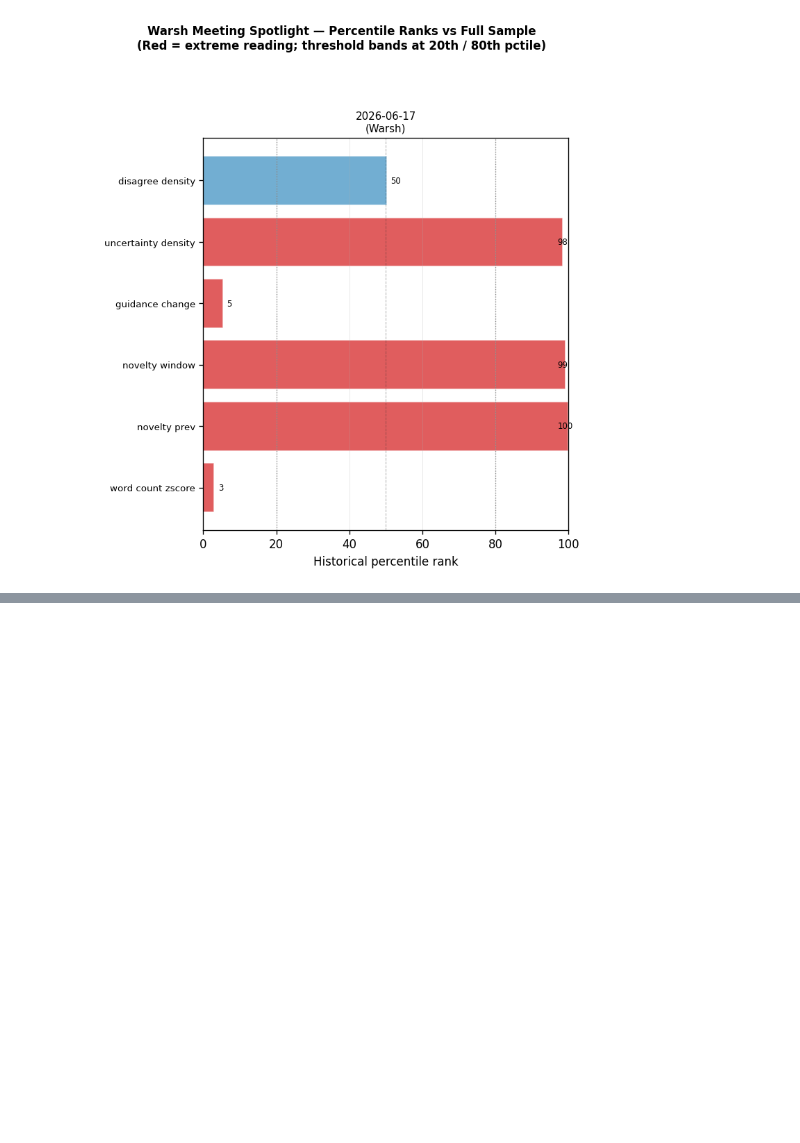
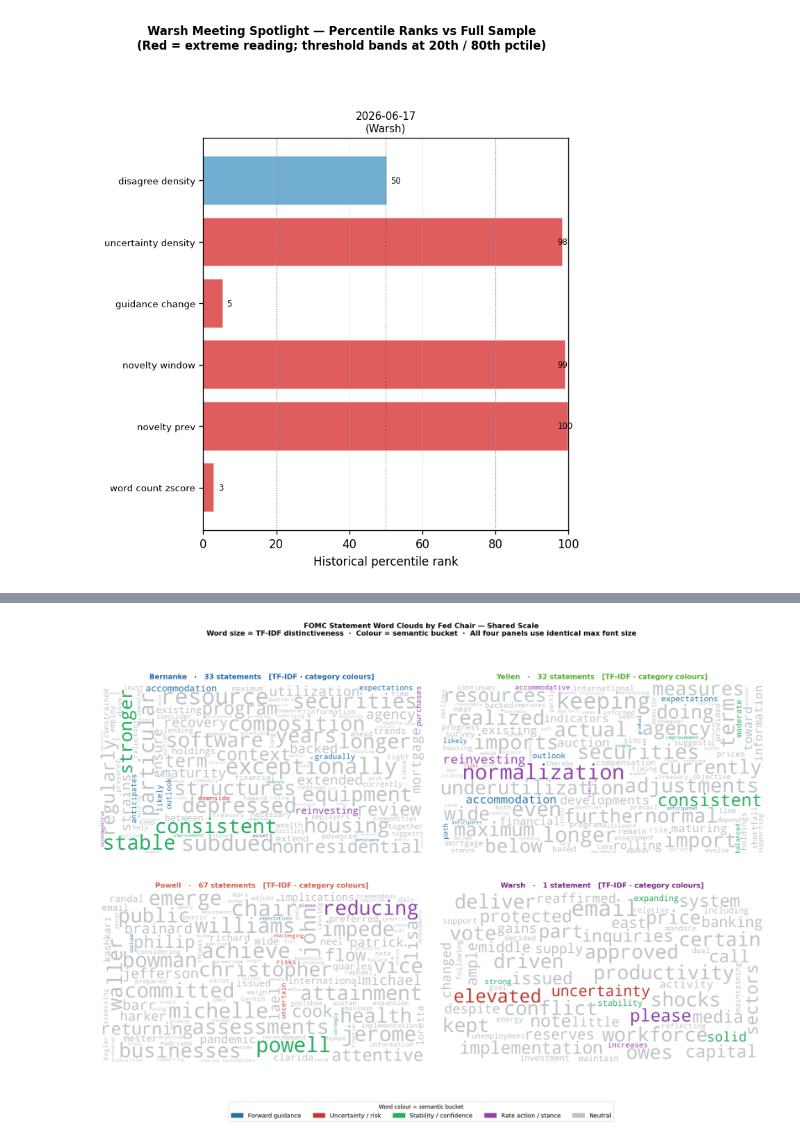
Before and after one commit to ZinuoS/fomc-vol-study, a Jupyter notebook: fomc_pipeline_notebook.ipynb, the cells around one changed output, grey strips where cells are left out. Saved outputs shown, nothing was run; the diff lists cells and outputs as text; code cells hidden in the pictures; blank space fills up the shorter version.

```diff
--- a/fomc_pipeline_notebook.ipynb
+++ b/fomc_pipeline_notebook.ipynb
@@ -2219,0 +2291,83 @@ statement    133
+# %%
+
+def _make_wc(freq_dict: dict[str, float],
+             color_func,
+             shared_max: float = 1.0) -> "WordCloud | None":
+    """
+    Build a WordCloud from a pre-computed frequency dict.
+    shared_max normalises sizes so all four chairs are on the same scale.
+    """
+    scaled = {w: v / shared_max for w, v in freq_dict.items() if v > 0}
+    if not scaled:
+        return None
+    wc = WordCloud(
+        width=WC_WIDTH, height=WC_HEIGHT,
+        background_color="white",
+        max_words=WC_MAX_WORDS,
+        max_font_size=WC_MAX_FONT,
+        min_font_size=WC_MIN_FONT,
+        color_func=color_func,
+        prefer_horizontal=0.85,
+        random_state=42,
+        collocations=False,
+    )
+    wc.generate_from_frequencies(scaled)
+    return wc
+
+
+def plot_small_multiples(tfidf_scores: dict, freq_tables: dict,
+                         mode: str = "category",
+                         tfidf: bool = True) -> plt.Figure:
+    """
+    Layout A — 2×2 grid, one cloud per chair.
+    Sized by TF-IDF (default) so each chair's DISTINCTIVE vocabulary leads.
+    Shared max_font_size and shared frequency scale — clouds are directly comparable.
+    """
+    color_func  = (make_gradient_color_func() if mode == "gradient"
+                   else make_category_color_func())
+    weights     = tfidf_scores if tfidf else freq_tables
+    global_max  = max((max(w.values()) if w else 0) for w in weights.values()) or 1.0
+
+    fig, axes = plt.subplots(2, 2, figsize=(22, 13),
+                             gridspec_kw={"hspace": 0.15, "wspace": 0.05})
+    axes_flat = axes.flatten()
+
+    for ax, chair in zip(axes_flat, CHAIRS):
+        n   = len(_wc_docs[(_wc_docs["doc_type"] == "statement") & (_wc_docs["chair"] == chair)])
+        wts = weights.get(chair, {})
+        wc  = _make_wc(wts, color_func, shared_max=global_max)
+
+        if wc is None:
+            ax.text(0.5, 0.5, f"{chair}\n(no data)",
+                    ha="center", va="center", fontsize=16, transform=ax.transAxes)
+            ax.axis("off")
+            continue
+
+        ax.imshow(wc, interpolation="bilinear")
+        sizing = "TF-IDF" if tfidf else "frequency"
+        ax.set_title(
+            f"{chair}   ·   {n} statement{'s' if n != 1 else ''}"
+            f"   [{sizing} · {mode} colours]",
+            fontsize=13, fontweight="bold",
+            color=_CHAIR_COLORS.get(chair, "#222222"), pad=10,
+        )
+        ax.axis("off")
+
+    handles = [mpatches.Patch(color=BUCKET_COLORS[b], label=BUCKET_DISPLAY[b])
+               for b in ["guidance", "uncertainty", "stability", "action", "neutral"]]
+    fig.legend(handles=handles, loc="lower center", ncol=5, fontsize=11,
+               frameon=True, bbox_to_anchor=(0.5, 0.0),
+               title="Word colour = semantic bucket", title_fontsize=10)
+    fig.suptitle(
+        "FOMC Statement Word Clouds by Fed Chair — Shared Scale\n"
+        f"Word size = {'TF-IDF distinctiveness' if tfidf else 'term frequency'}  ·  "
+        "Colour = semantic bucket  ·  All four panels use identical max font size",
+        fontsize=13, fontweight="bold", y=0.99,
+    )
+    savefig(fig, "fig7a_small_multiples")
+    return fig
+
+
+fig7a = plot_small_multiples(tfidf_scores, freq_tables, mode="category", tfidf=True)
+plt.show()
+# %% [output]
@@ -2219,0 +2375 @@ statement    133
+[figure, added]
```
Also changed, not shown: parts of 12 cells of this notebook, 1 other file.
